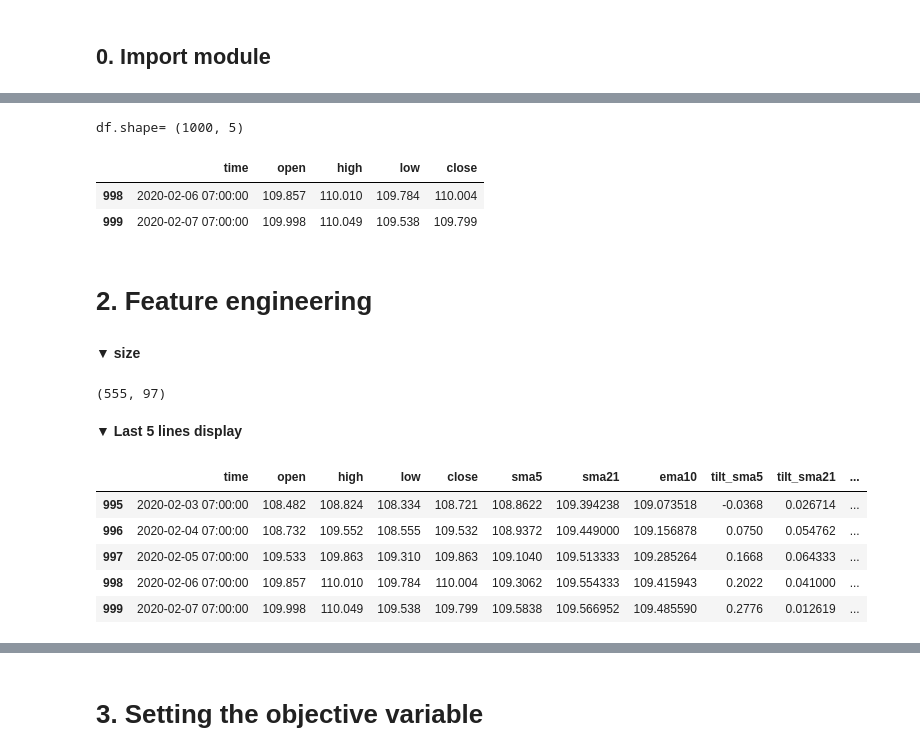
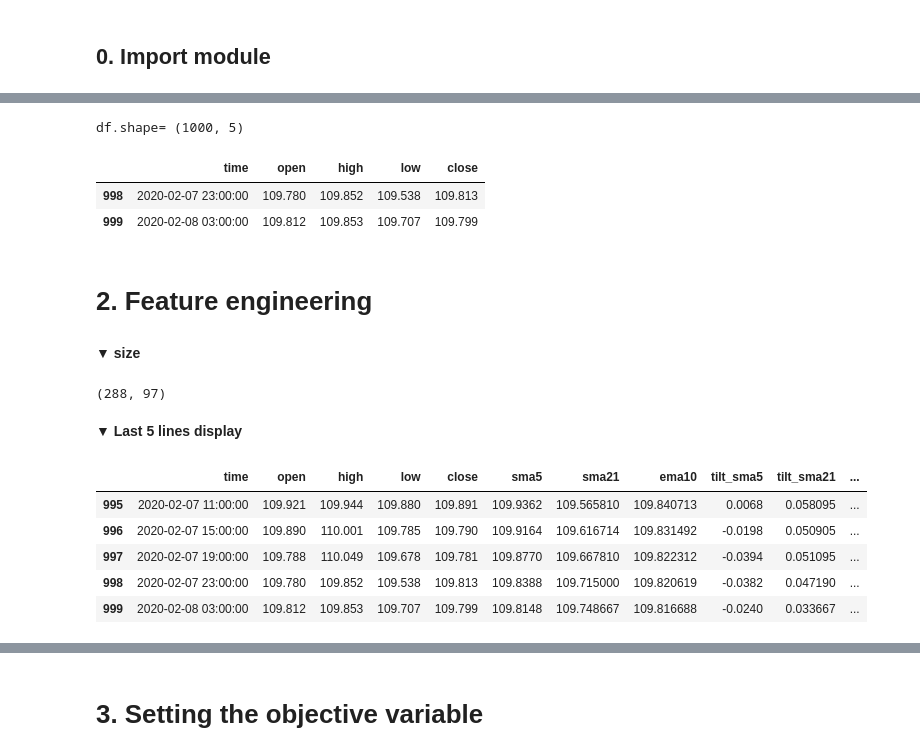
Before and after one commit to arsma12/MLDL, a Jupyter notebook: StockPriceForecast/FX_USDJPY_03_Ensemble.ipynb, the cells around one changed output, grey strips where cells are left out. Drawn from its saved outputs; the diff is of its cells as text; code cells hidden in the pictures.

```diff
--- a/StockPriceForecast/FX_USDJPY_03_Ensemble.ipynb
+++ b/StockPriceForecast/FX_USDJPY_03_Ensemble.ipynb
@@ -271,6 +278,6 @@ def grid_search_argo(dic_argo, model_name, clf, param, X_train, y_train):
 # %%
 oa = oandapy.API(environment="live", access_token=api_key)
-data = oa.get_history(instrument="USD_JPY", granularity='D', count=1000)
+data = oa.get_history(instrument="USD_JPY", granularity='H4', count=1000)
 
 df = pd.DataFrame(data["candles"])
 
@@ -301,8 +308,8 @@ display(df.tail(2))
 # %% [output]
 df.shape= (1000, 5)
 |  | time | open | high | low | close |
-| 998 | 2020-02-06 07:00:00 | 109.857 | 110.010 | 109.784 | 110.004 |
-| 999 | 2020-02-07 07:00:00 | 109.998 | 110.049 | 109.538 | 109.799 |
+| 998 | 2020-02-07 23:00:00 | 109.780 | 109.852 | 109.538 | 109.813 |
+| 999 | 2020-02-08 03:00:00 | 109.812 | 109.853 | 109.707 | 109.799 |
 # %% [markdown]
 # 2. Feature engineering <a id ='Future_engineering'></a>
 # %%
@@ -455,40 +462,40 @@ df['y5_c_up'] = df.c_up.shift(+5)
 df['y5_top_bar'] = df.top_bar.shift(+5)
 df['y5_low_bar'] = df.low_bar.shift(+5)
 
 df['ren2_up'] = np.where((df.c_up == 1) & (df.y1_c_up == 1), 1 , 0)
 df['ren3_up'] = np.where((df.c_up == 1) & (df.y1_c_up == 1) & (df.y2_c_up == 1), 1 , 0)
 df['ren4_up'] = np.where((df.c_up == 1) & (df.y1_c_up == 1) & (df.y2_c_up == 1) & (df.y3_c_up == 1), 1 , 0)
 df['ren5_up'] = np.where((df.c_up == 1) & (df.y1_c_up == 1) & (df.y2_c_up == 1) & (df.y3_c_up == 1) & (df.y4_c_up == 1), 1 , 0)
 df['ren6_up'] = np.where((df.c_up == 1) & (df.y1_c_up == 1) & (df.y2_c_up == 1) & (df.y3_c_up == 1) & (df.y4_c_up == 1) & (df.y5_c_up == 1), 1 , 0)
 
 df['ren2_down'] = np.where((df.c_up == 0) & (df.y1_c_up == 0), 1 , 0)
 df['ren3_down'] = np.where((df.c_up == 0) & (df.y1_c_up == 0) & (df.y2_c_up == 0), 1 , 0)
 df['ren4_down'] = np.where((df.c_up == 0) & (df.y1_c_up == 0) & (df.y2_c_up == 0) & (df.y3_c_up == 0), 1 , 0)
 df['ren5_down'] = np.where((df.c_up == 0) & (df.y1_c_up == 0) & (df.y2_c_up == 0) & (df.y3_c_up == 0) & (df.y4_c_up == 0), 1 , 0)
 df['ren6_down'] = np.where((df.c_up == 0) & (df.y1_c_up == 0) & (df.y2_c_up == 0) & (df.y3_c_up == 0) & (df.y4_c_up == 0) & (df.y5_c_up == 0), 1 , 0)
 
 # test target
-df = df.query('time >= "2018-01-01"')
+df = df.query('time >= "2019-12-01"')
 
 printmd('▼ size')
 display(df.shape)
 
 printmd('▼ Last 5 lines display')
 display(df.tail(5))
 # %% [output]
 
 
 **▼ size**
-(555, 97)
+(288, 97)
 
 
 **▼ Last 5 lines display**
 |  | time | open | high | low | close | sma5 | sma21 | ema10 | tilt_sma5 | tilt_sma21 | ... |
-| 995 | 2020-02-03 07:00:00 | 108.482 | 108.824 | 108.334 | 108.721 | 108.8622 | 109.394238 | 109.073518 | -0.0368 | 0.026714 | ... |
-| 996 | 2020-02-04 07:00:00 | 108.732 | 109.552 | 108.555 | 109.532 | 108.9372 | 109.449000 | 109.156878 | 0.0750 | 0.054762 | ... |
-| 997 | 2020-02-05 07:00:00 | 109.533 | 109.863 | 109.310 | 109.863 | 109.1040 | 109.513333 | 109.285264 | 0.1668 | 0.064333 | ... |
-| 998 | 2020-02-06 07:00:00 | 109.857 | 110.010 | 109.784 | 110.004 | 109.3062 | 109.554333 | 109.415943 | 0.2022 | 0.041000 | ... |
-| 999 | 2020-02-07 07:00:00 | 109.998 | 110.049 | 109.538 | 109.799 | 109.5838 | 109.566952 | 109.485590 | 0.2776 | 0.012619 | ... |
+| 995 | 2020-02-07 11:00:00 | 109.921 | 109.944 | 109.880 | 109.891 | 109.9362 | 109.565810 | 109.840713 | 0.0068 | 0.058095 | ... |
+| 996 | 2020-02-07 15:00:00 | 109.890 | 110.001 | 109.785 | 109.790 | 109.9164 | 109.616714 | 109.831492 | -0.0198 | 0.050905 | ... |
+| 997 | 2020-02-07 19:00:00 | 109.788 | 110.049 | 109.678 | 109.781 | 109.8770 | 109.667810 | 109.822312 | -0.0394 | 0.051095 | ... |
+| 998 | 2020-02-07 23:00:00 | 109.780 | 109.852 | 109.538 | 109.813 | 109.8388 | 109.715000 | 109.820619 | -0.0382 | 0.047190 | ... |
+| 999 | 2020-02-08 03:00:00 | 109.812 | 109.853 | 109.707 | 109.799 | 109.8148 | 109.748667 | 109.816688 | -0.0240 | 0.033667 | ... |
 # %%
 # Check number of data of candlestick features
 for k,v in dic_c.items():
```
Also changed, not shown: parts of 21 cells of this notebook.
